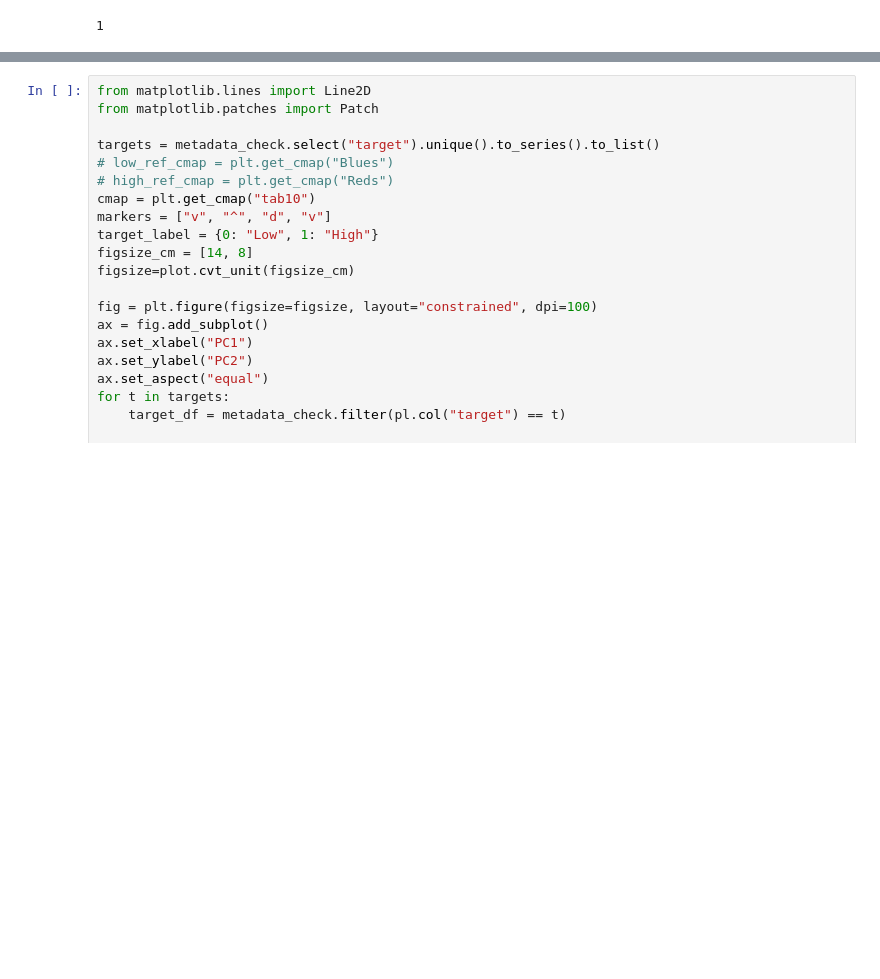
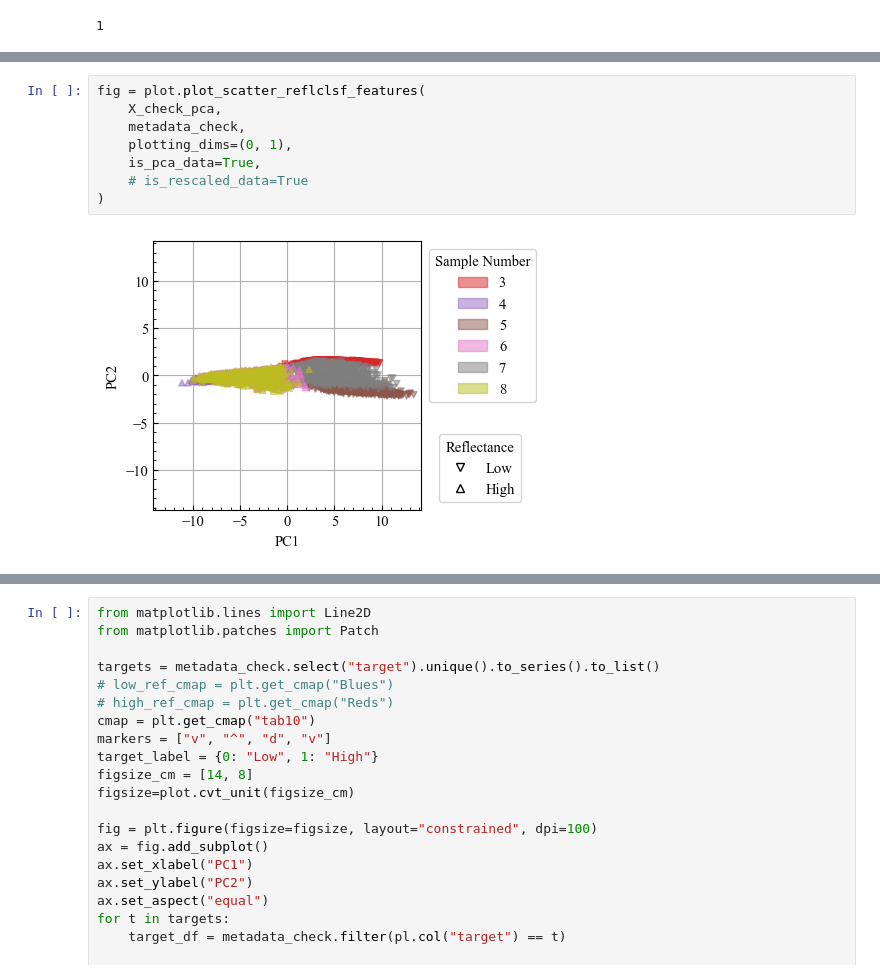
Before and after one commit to RyuichiShinseiB/Feature_extraction, a Jupyter notebook: notebooks/VBGMM_clustering.ipynb, the cells around one changed output, grey strips where cells are left out. Drawn from its saved outputs; the diff is of its cells as text; blank space fills up the shorter version.

```diff
--- a/notebooks/VBGMM_clustering.ipynb
+++ b/notebooks/VBGMM_clustering.ipynb
@@ -205,0 +210,10 @@ if not feature_figure_pardir.exists():
+# %%
+fig = plot.plot_scatter_reflclsf_features(
+    X_check_pca,
+    metadata_check,
+    plotting_dims=(0, 1),
+    is_pca_data=True,
+    # is_rescaled_data=True
+)
+# %% [output]
+[figure, added]
```
Also changed, not shown: parts of 8 cells of this notebook.
